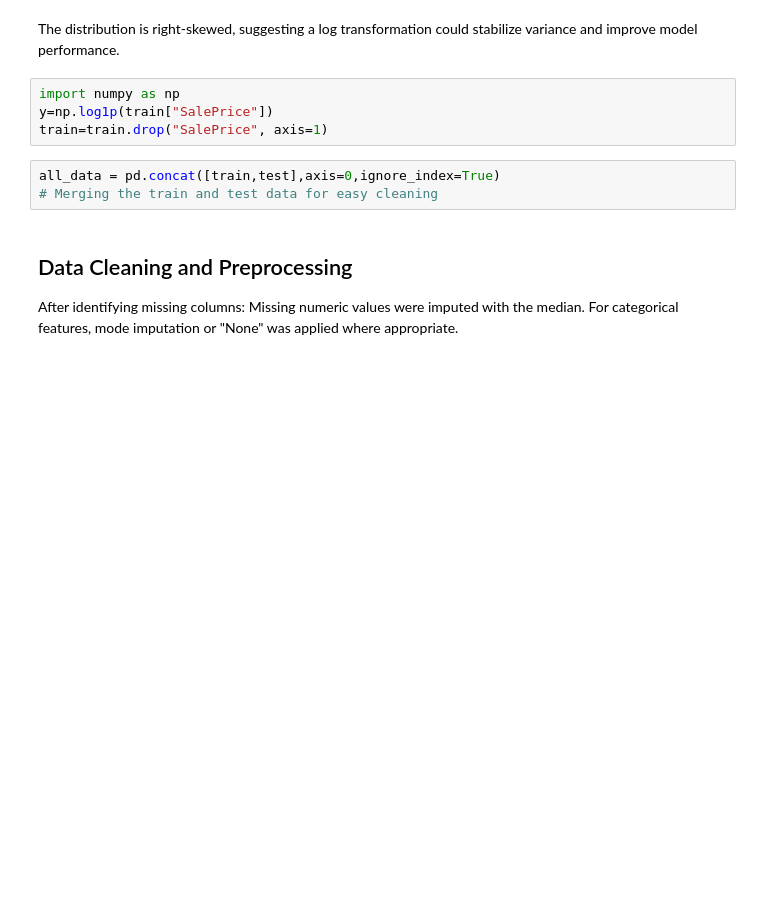
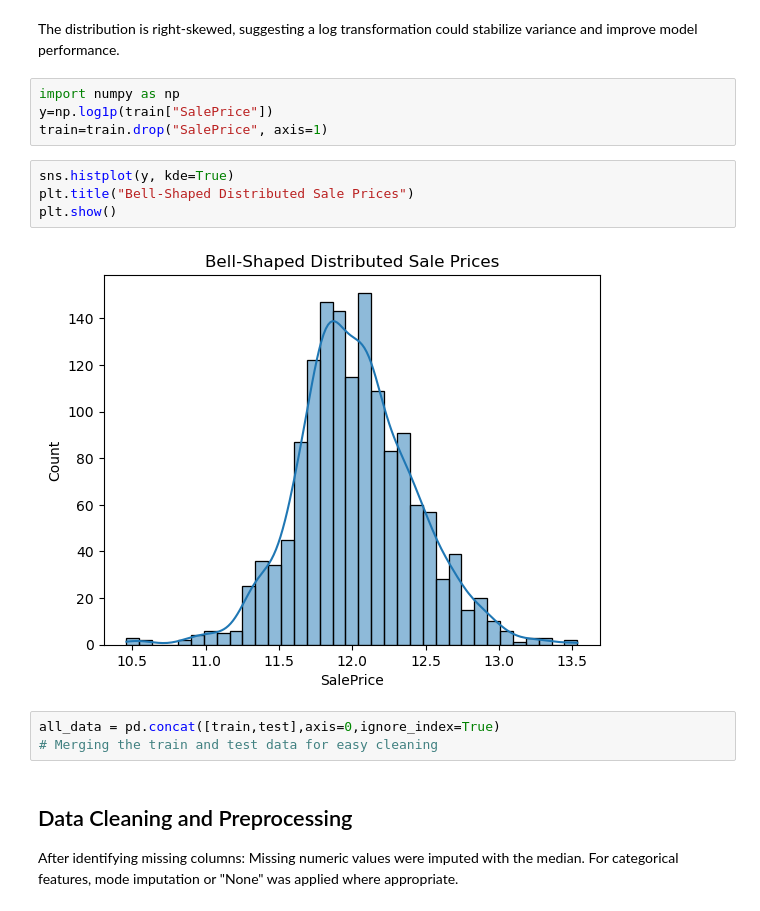
Before and after one commit to Omotobaolanle/Housing--Price--Data, a Jupyter notebook: House Pricing Data-2.ipynb, the cells around one changed output. Saved outputs shown, nothing was run; the diff lists cells and outputs as text; blank space fills up the shorter version.

Commit message:
Added Bell-Shaped Distributed SP

```diff
--- a/House Pricing Data-2.ipynb
+++ b/House Pricing Data-2.ipynb
@@ -64,6 +64,12 @@ The distribution is right-skewed, suggesting a log transformation could stabiliz
 import numpy as np
 y=np.log1p(train["SalePrice"])
 train=train.drop("SalePrice", axis=1)
+# %%
+sns.histplot(y, kde=True)
+plt.title("Bell-Shaped Distributed Sale Prices")
+plt.show()
+# %% [output]
+[figure, added]
 # %%
 all_data = pd.concat([train,test],axis=0,ignore_index=True)
 # Merging the train and test data for easy cleaning
```
Also changed, not shown: 3 other files.
